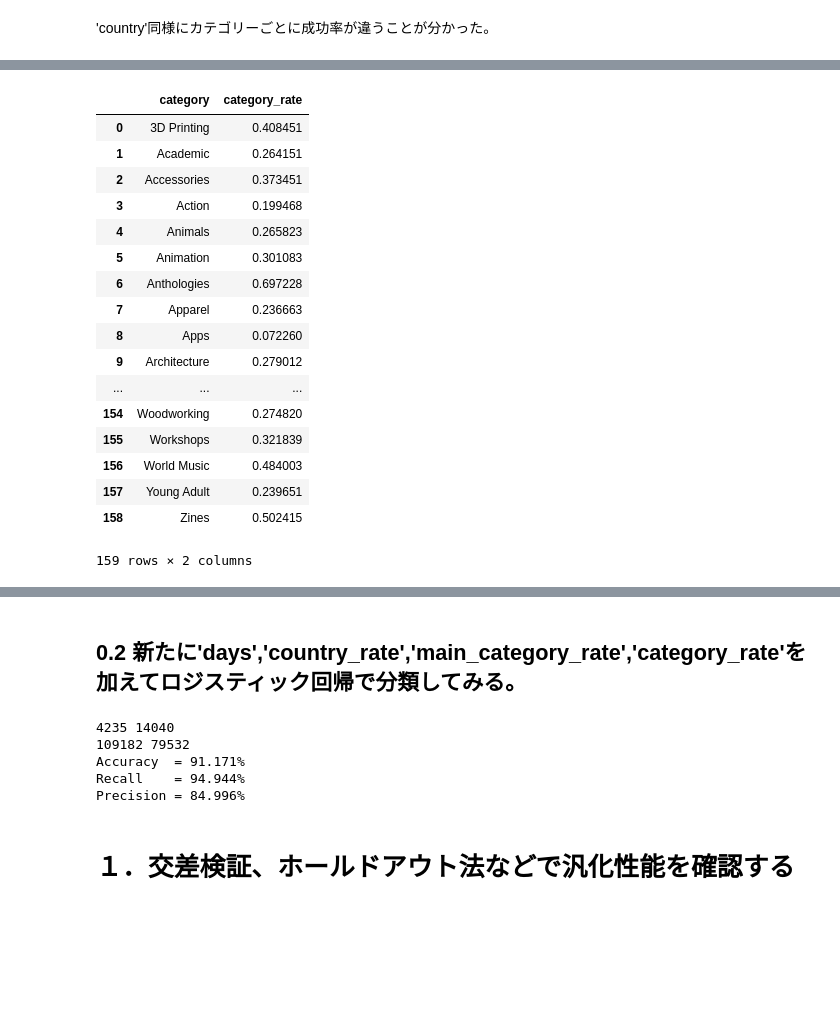
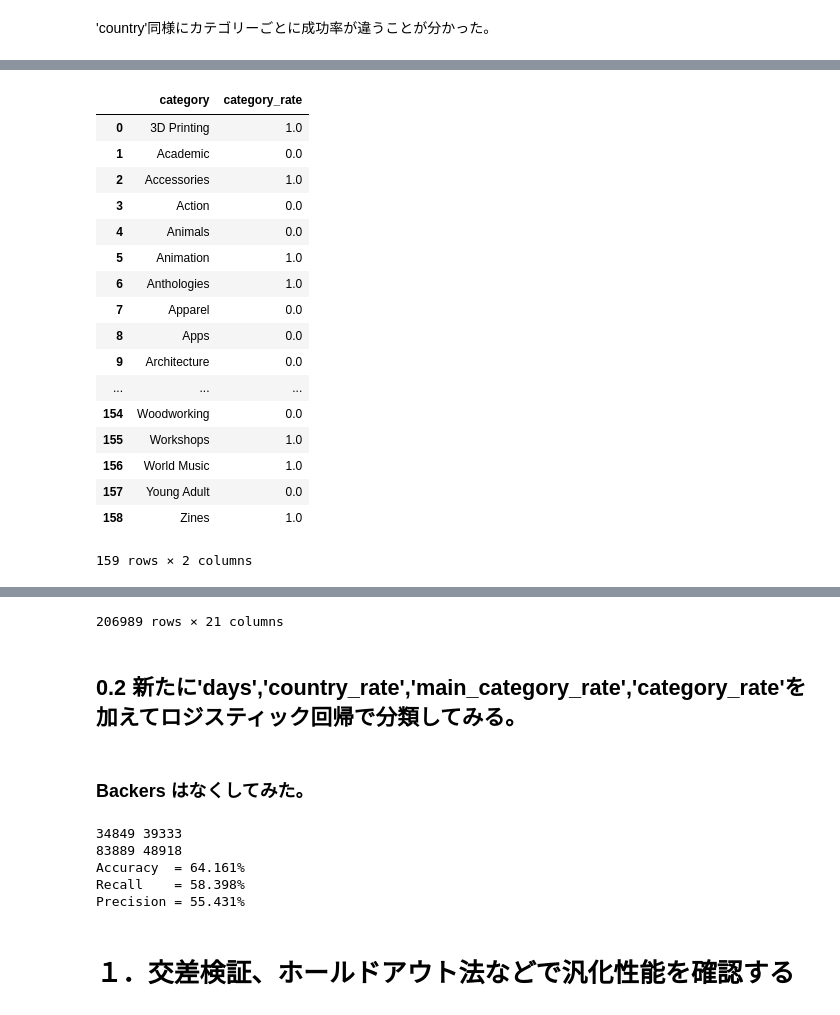
Before and after one commit to Junya-Bell-Wood/ml_tokyo_12, a Jupyter notebook: Day2_work_SuzukiJunya.ipynb, the cells around one changed output, grey strips where cells are left out. Drawn from its saved outputs; the diff is of its cells as text; code cells hidden in the pictures; blank space fills up the shorter version.

```diff
--- a/Day2_work_SuzukiJunya.ipynb
+++ b/Day2_work_SuzukiJunya.ipynb
@@ -181,10 +181,15 @@ df_f18_gb_ct_mn = df_f18_gb_ct.mean()
 #'state'は成功が'1',失敗が'0'なので、'country'毎の'state'の平均は
 #その国の成功する割合（確率）と等価なので名称変更
 df_f18_gb_ct_mn = df_f18_gb_ct_mn.rename(columns={'state': 'country_rate'})
+
+#過去の実績が３割以上の成功率の国は１、それ以外は０にする。
+df_f18_gb_ct_mn['country_rate']=df_f18_gb_ct_mn['country_rate'].where(df_f18_gb_ct_mn['country_rate'] < 0.3, 1)
+df_f18_gb_ct_mn['country_rate']=df_f18_gb_ct_mn['country_rate'].where(df_f18_gb_ct_mn['country_rate'] >= 0.3, 0)
+
 display(df_f18_gb_ct_mn[['country','country_rate']])
-
 
 #元のデータフレームに、国ごとの成功する確率を結合
 df_f18_SRate = pd.merge(df_f18_SorF, df_f18_gb_ct_mn[['country','country_rate']], on='country')
+display(df_f18_SRate)
 # %% [output]
 |  | country | country_rate |
@@ -228,9 +251,15 @@ df_f18_gb_mc_mn = df_f18_gb_mc.mean()
 #'state'は成功が'1',失敗が'0'なので、'main_category'毎の'state'の平均は
 #そのメインカテゴリーの成功する割合（確率）と等価なので名称変更
 df_f18_gb_mc_mn = df_f18_gb_mc_mn.rename(columns={'state': 'main_category_rate'})
+
+#過去の実績が３割以上の成功率のメインカテゴリーは１、それ以外は０にする。
+df_f18_gb_mc_mn['main_category_rate']=df_f18_gb_mc_mn['main_category_rate'].where(df_f18_gb_mc_mn['main_category_rate'] < 0.3, 1)
+df_f18_gb_mc_mn['main_category_rate']=df_f18_gb_mc_mn['main_category_rate'].where(df_f18_gb_mc_mn['main_category_rate'] >= 0.3, 0)
+
 display(df_f18_gb_mc_mn[['main_category','main_category_rate']])
 
 #国ごとの成功率を追加したデータフレームに、メインカテゴリーごとの成功する確率を結合
 df_f18_SRate = pd.merge(df_f18_SRate, df_f18_gb_mc_mn[['main_category','main_category_rate']], on='main_category')
+display(df_f18_SRate)
 # %% [output]
 |  | main_category | main_category_rate |
@@ -252,31 +299,37 @@ df_f18_SRate = pd.merge(df_f18_SRate, df_f18_gb_mc_mn[['main_category','main_cat
 # %%
 #"category"ごとにグループ化し、平均をとったデータフレームを作成する
 df_f18_gb_cg = df_f18_SorF.groupby("category",as_index=False)
 df_f18_gb_cg_mn = df_f18_gb_cg.mean()
 
 #'state'は成功が'1',失敗が'0'なので、'category'毎の'state'の平均は
 #そのカテゴリーの成功する割合（確率）と等価なので名称変更
 df_f18_gb_cg_mn = df_f18_gb_cg_mn.rename(columns={'state': 'category_rate'})
+
+#過去の実績が３割以上の成功率のカテゴリーは１、それ以外は０にする。
+df_f18_gb_cg_mn['category_rate']=df_f18_gb_cg_mn['category_rate'].where(df_f18_gb_cg_mn['category_rate'] < 0.3, 1)
+df_f18_gb_cg_mn['category_rate']=df_f18_gb_cg_mn['category_rate'].where(df_f18_gb_cg_mn['category_rate'] >= 0.3, 0)
+
 display(df_f18_gb_cg_mn[['category','category_rate']])
 
 #国ごとの成功率を追加したデータフレームに、カテゴリーごとの成功する確率を結合
 df_f18_SRate = pd.merge(df_f18_SRate, df_f18_gb_cg_mn[['category','category_rate']], on='category')
+display(df_f18_SRate)
 # %% [output]
 |  | category | category_rate |
-| 0 | 3D Printing | 0.408451 |
-| 1 | Academic | 0.264151 |
-| 2 | Accessories | 0.373451 |
-| 3 | Action | 0.199468 |
-| 4 | Animals | 0.265823 |
-| 5 | Animation | 0.301083 |
-| 6 | Anthologies | 0.697228 |
-| 7 | Apparel | 0.236663 |
-| 8 | Apps | 0.072260 |
-| 9 | Architecture | 0.279012 |
+| 0 | 3D Printing | 1.0 |
+| 1 | Academic | 0.0 |
+| 2 | Accessories | 1.0 |
+| 3 | Action | 0.0 |
+| 4 | Animals | 0.0 |
+| 5 | Animation | 1.0 |
+| 6 | Anthologies | 1.0 |
+| 7 | Apparel | 0.0 |
+| 8 | Apps | 0.0 |
+| 9 | Architecture | 0.0 |
 | ... | ... | ... |
-| 154 | Woodworking | 0.274820 |
-| 155 | Workshops | 0.321839 |
-| 156 | World Music | 0.484003 |
-| 157 | Young Adult | 0.239651 |
-| 158 | Zines | 0.502415 |
+| 154 | Woodworking | 0.0 |
+| 155 | Workshops | 1.0 |
+| 156 | World Music | 1.0 |
+| 157 | Young Adult | 0.0 |
+| 158 | Zines | 1.0 |
 159 rows × 2 columns
@@ -283,14 +353,16 @@ df_f18_SRate = pd.merge(df_f18_SRate, df_f18_gb_cg_mn[['category','category_rate
+206989 rows × 21 columns
 # %% [markdown]
 ## 0.2 新たに'days','country_rate','main_category_rate','category_rate'を加えてロジスティック回帰で分類してみる。
+# %% [markdown]
+### Backers はなくしてみた。
 # %%
 #********************************************************************
 #.ロジスティック回帰で分類してみる。
-#　「goal」、「backers」を有効そうな説明変数とする。
 #********************************************************************
 #目的変数'state'を正解としてyに格納
 y = df_f18_SRate['state'].values
 #説明変数'goal','backers'を入力としてXに格納
-X = df_f18_SRate[['goal', 'backers','days','country_rate','main_category_rate','category_rate']].values
+X = df_f18_SRate[['goal','days','country_rate','main_category_rate','category_rate']].values
 
 #ロジスティック回帰で学習
 clf = SGDClassifier(loss='log', penalty='none', max_iter=10000, fit_intercept=True, random_state=1234)
@@ -313,11 +385,11 @@ print('Accuracy  = {:.3f}%'.format(100 * (tn+tp)/(tn+fp+fn+tp)))
 print('Recall    = {:.3f}%'.format(100 * (tp)/(fn+tp)))
 print('Precision = {:.3f}%'.format(100 * (tp)/(fp+tp)))
 # %% [output]
-4235 14040
-109182 79532
-Accuracy  = 91.171%
-Recall    = 94.944%
-Precision = 84.996%
+34849 39333
+83889 48918
+Accuracy  = 64.161%
+Recall    = 58.398%
+Precision = 55.431%
 # %% [markdown]
 # １．交差検証、ホールドアウト法などで汎化性能を確認する
 # %% [markdown]
```
Also changed, not shown: parts of 15 cells of this notebook.
